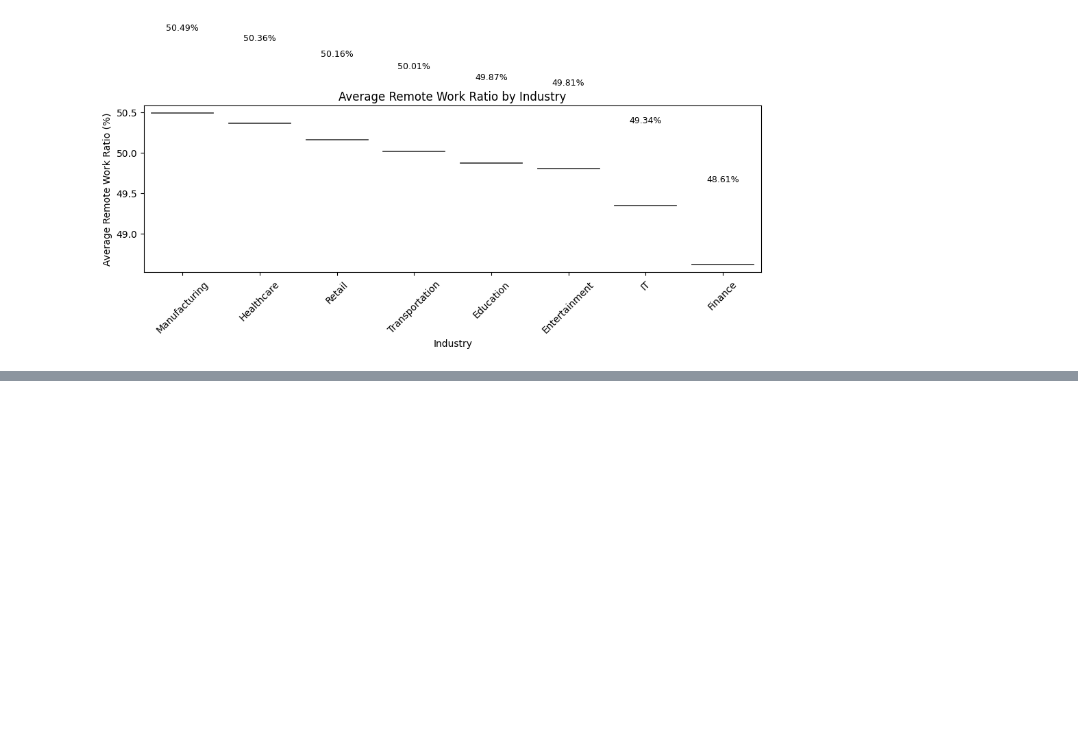
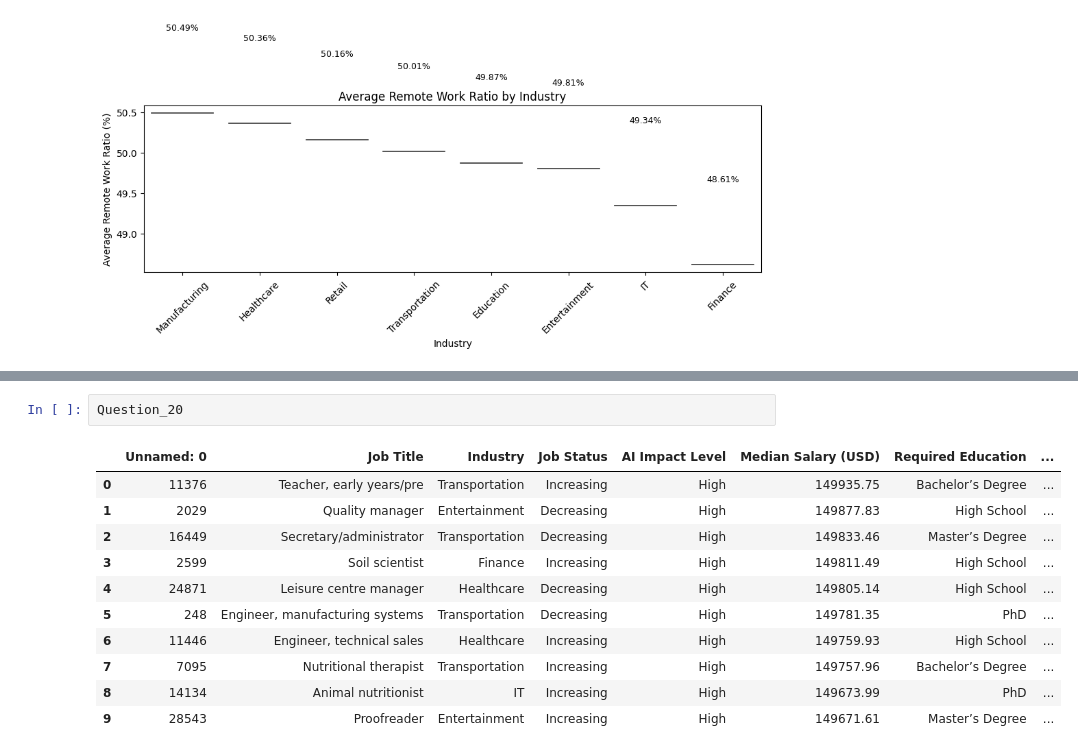
Before and after one commit to AJ0043/AI-Future-of-Jobs-Intelligence-Platform, a Jupyter notebook: AI_Adoption_&_Growth_Analysis.ipynb, the cells around one changed output, grey strips where cells are left out. Drawn from its saved outputs; the diff is of its cells as text; blank space fills up the shorter version.

```diff
--- a/AI_Adoption_&_Growth_Analysis.ipynb
+++ b/AI_Adoption_&_Growth_Analysis.ipynb
@@ -3585,0 +3602,14 @@ plt.show()
+# %%
+Question_20
+# %% [output]
+|  | Unnamed: 0 | Job Title | Industry | Job Status | AI Impact Level | Median Salary (USD) | Required Education | ... |
+| 0 | 11376 | Teacher, early years/pre | Transportation | Increasing | High | 149935.75 | Bachelor’s Degree | ... |
+| 1 | 2029 | Quality manager | Entertainment | Decreasing | High | 149877.83 | High School | ... |
+| 2 | 16449 | Secretary/administrator | Transportation | Decreasing | High | 149833.46 | Master’s Degree | ... |
+| 3 | 2599 | Soil scientist | Finance | Increasing | High | 149811.49 | High School | ... |
+| 4 | 24871 | Leisure centre manager | Healthcare | Decreasing | High | 149805.14 | High School | ... |
+| 5 | 248 | Engineer, manufacturing systems | Transportation | Decreasing | High | 149781.35 | PhD | ... |
+| 6 | 11446 | Engineer, technical sales | Healthcare | Increasing | High | 149759.93 | High School | ... |
+| 7 | 7095 | Nutritional therapist | Transportation | Increasing | High | 149757.96 | Bachelor’s Degree | ... |
+| 8 | 14134 | Animal nutritionist | IT | Increasing | High | 149673.99 | PhD | ... |
+| 9 | 28543 | Proofreader | Entertainment | Increasing | High | 149671.61 | Master’s Degree | ... |
```
Also changed, not shown: parts of 3 cells of this notebook.
